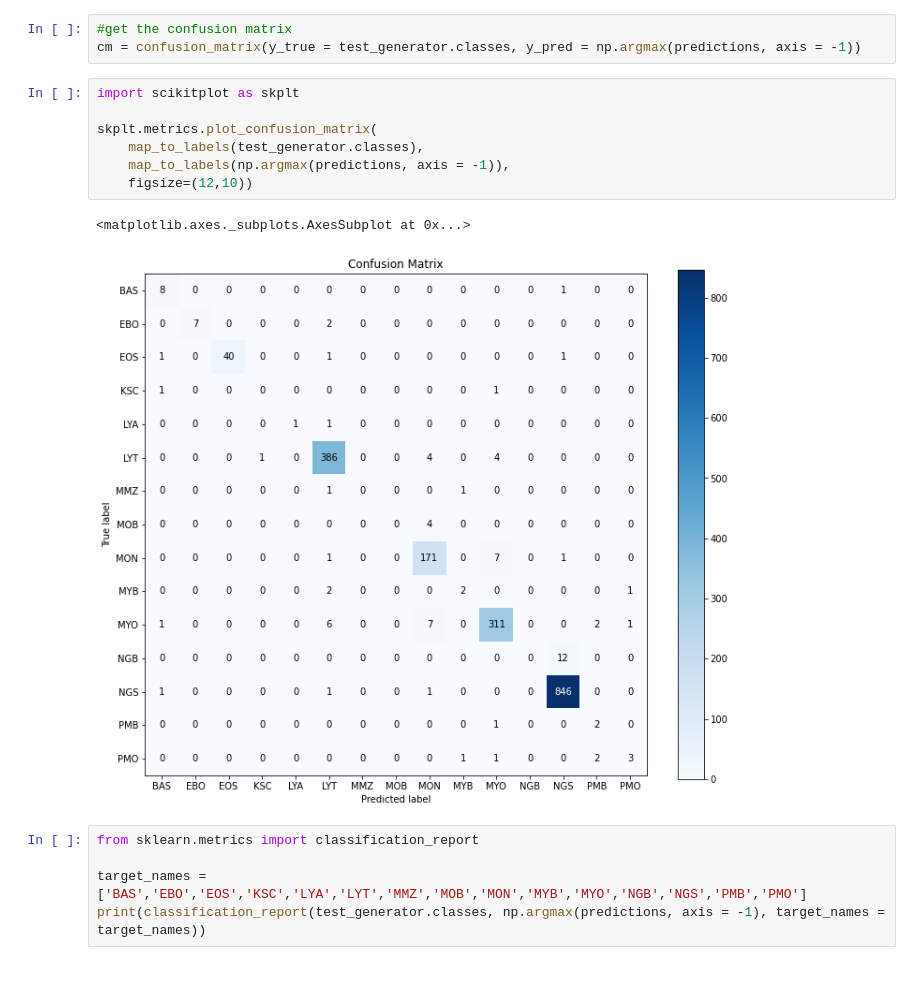
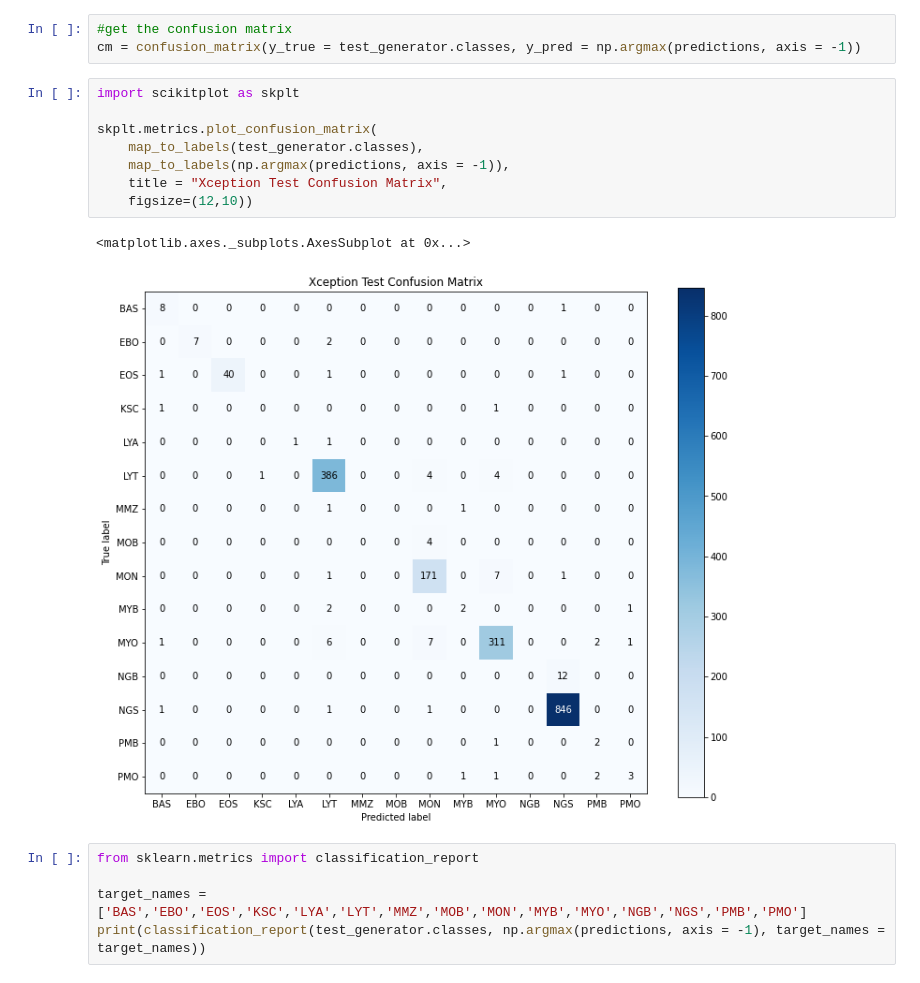
Before and after one commit to jacob-sycoff/aml-white-blood-cell-classifier, a Jupyter notebook: Xception/Xception_model_load_and_analyze_test_set.ipynb, the cells around one changed output. Saved outputs shown, nothing was run; the diff lists cells and outputs as text.

```diff
--- a/Xception/Xception_model_load_and_analyze_test_set.ipynb
+++ b/Xception/Xception_model_load_and_analyze_test_set.ipynb
@@ -202,13 +206,14 @@ cm = confusion_matrix(y_true = test_generator.classes, y_pred = np.argmax(predic
 # %%
 import scikitplot as skplt
 
 skplt.metrics.plot_confusion_matrix(
     map_to_labels(test_generator.classes),
     map_to_labels(np.argmax(predictions, axis = -1)),
+    title = "Xception Test Confusion Matrix",
     figsize=(12,10))
 # %% [output]
 <matplotlib.axes._subplots.AxesSubplot at 0x...>
-[figure, old version]
+[figure, new version]
 # %%
 from sklearn.metrics import classification_report
 
```
Also changed, not shown: parts of 17 cells of this notebook, 1 other file.
